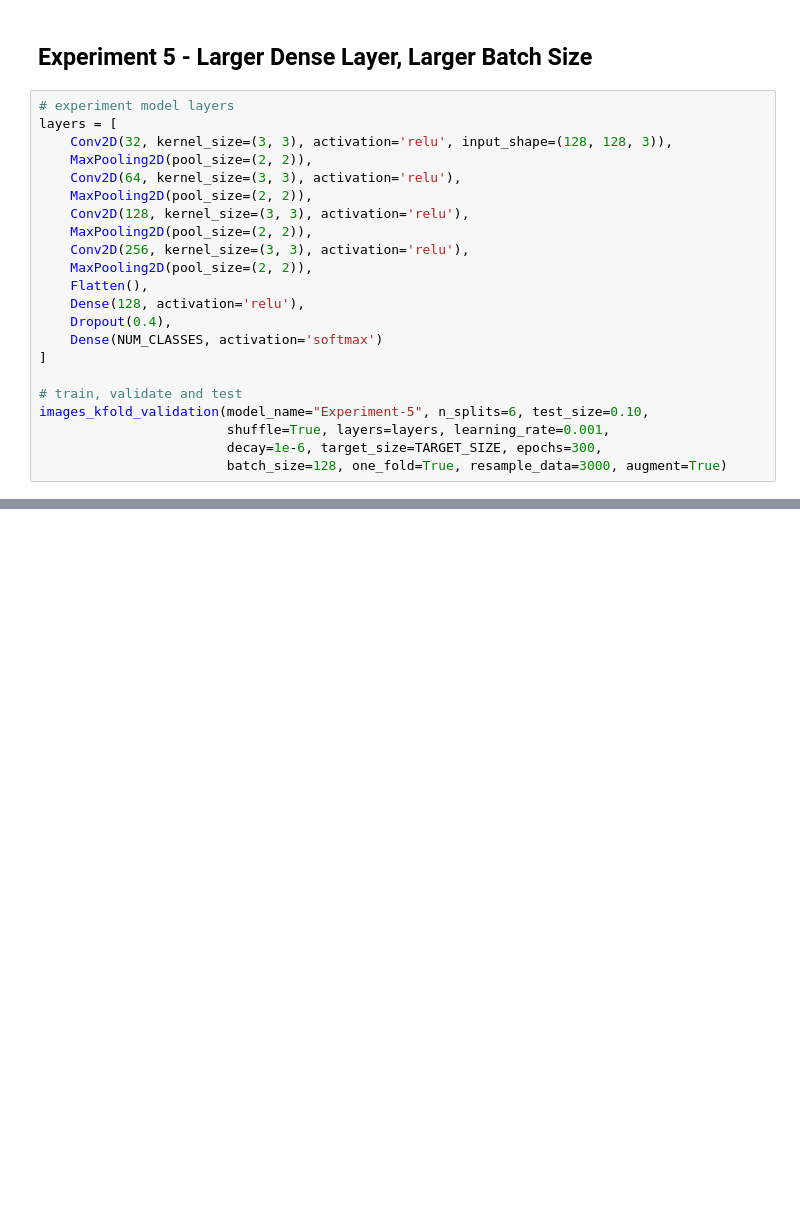
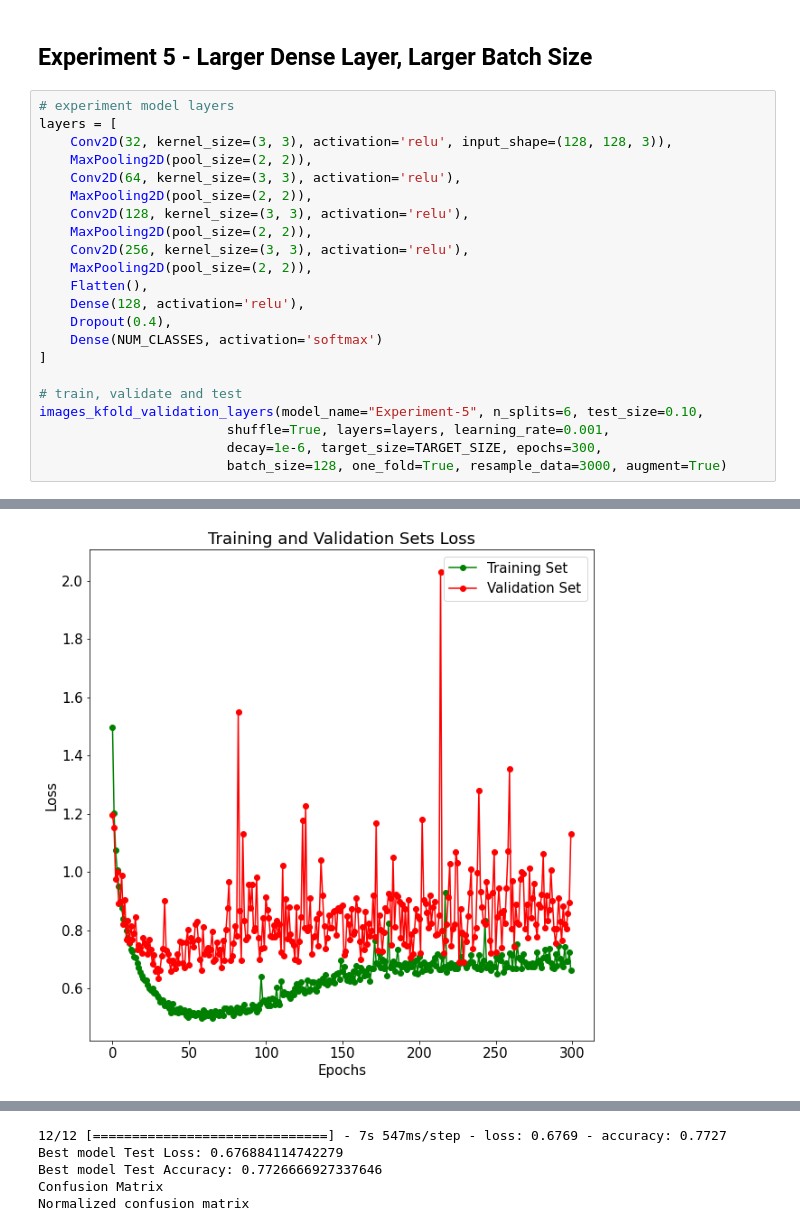
Before and after one commit to rambodrahmani/deep-learning, a Jupyter notebook: jupyter/Task2-Training-from-scratch-images.ipynb, the cells around one changed output, grey strips where cells are left out. Cells and saved outputs as stored; diff of their text form; blank space fills up the shorter version.

```diff
--- a/jupyter/Task2-Training-from-scratch-images.ipynb
+++ b/jupyter/Task2-Training-from-scratch-images.ipynb
@@ -432,7 +455,8 @@ layers = [
 ]
 
 # train, validate and test
-images_kfold_validation(model_name="Experiment-5", n_splits=6, test_size=0.10,
+images_kfold_validation_layers(model_name="Experiment-5", n_splits=6, test_size=0.10,
                         shuffle=True, layers=layers, learning_rate=0.001,
                         decay=1e-6, target_size=TARGET_SIZE, epochs=300,
                         batch_size=128, one_fold=True, resample_data=3000, augment=True)
+# %% [output]
@@ -438,0 +516 @@ images_kfold_validation(model_name="Experiment-5", n_splits=6, test_size=0.10,
+[figure, added]
@@ -438,0 +518,5 @@ images_kfold_validation(model_name="Experiment-5", n_splits=6, test_size=0.10,
+12/12 [==============================] - 7s 547ms/step - loss: 0.6769 - accuracy: 0.7727
+Best model Test Loss: 0.676884114742279
+Best model Test Accuracy: 0.7726666927337646
+Confusion Matrix
+Normalized confusion matrix
```
Also changed, not shown: parts of 32 cells of this notebook, 55 other files.
